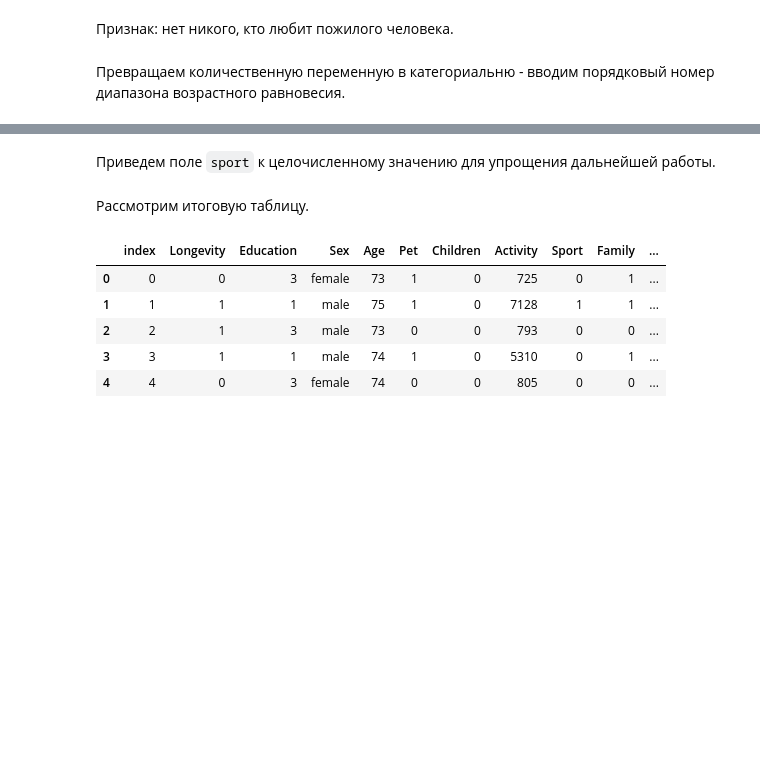
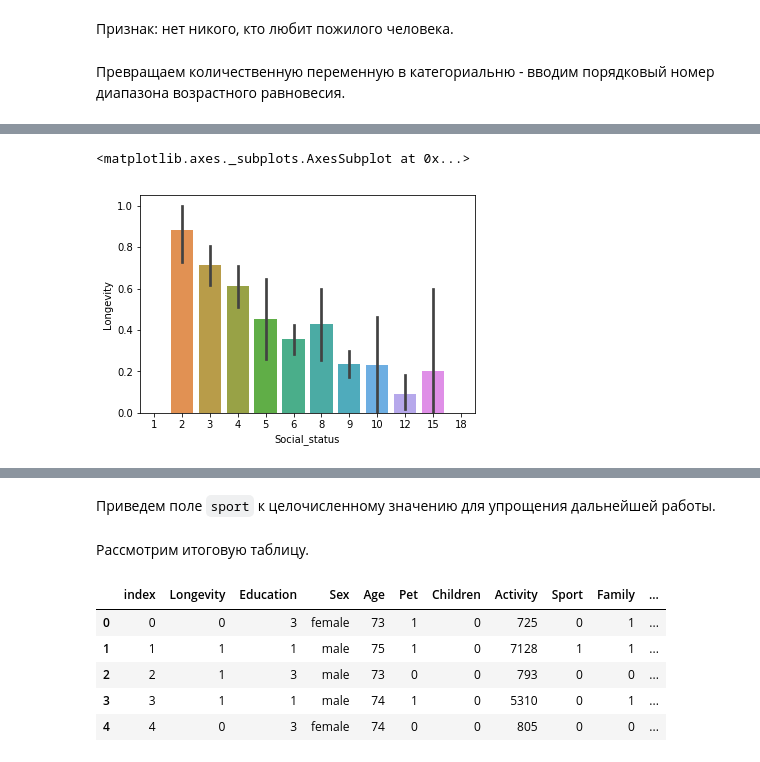
Before and after one commit to Raskol-dm/BMSTU-Hakaton_, a Jupyter notebook: Day2/Day 2.ipynb, the cells around one changed output, grey strips where cells are left out. Cells and saved outputs as stored; diff of their text form; code cells hidden in the pictures; blank space fills up the shorter version.

```diff
--- a/Day2/Day 2.ipynb
+++ b/Day2/Day 2.ipynb
@@ -138,3 +153,8 @@ train_df_clean['Age_range'] = train_df_clean['Age'].apply(age_range)
 # категориальный признак.
 
 train_df_clean['Social_status'] = train_df_clean['Age_range'] * train_df_clean['Education']
+# %%
+sns.barplot(data=train_df_clean, x='Social_status', y='Longevity')
+# %% [output]
+<matplotlib.axes._subplots.AxesSubplot at 0x...>
+[figure, added]
```
Also changed, not shown: parts of 14 cells of this notebook, 1 other file.
